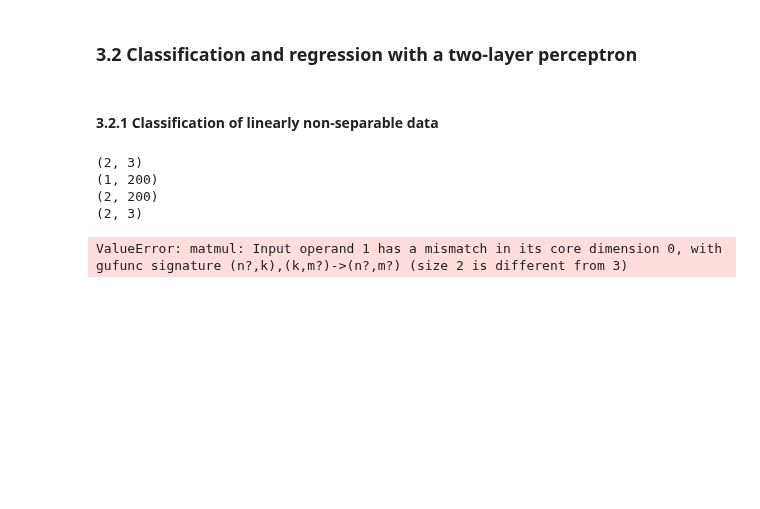
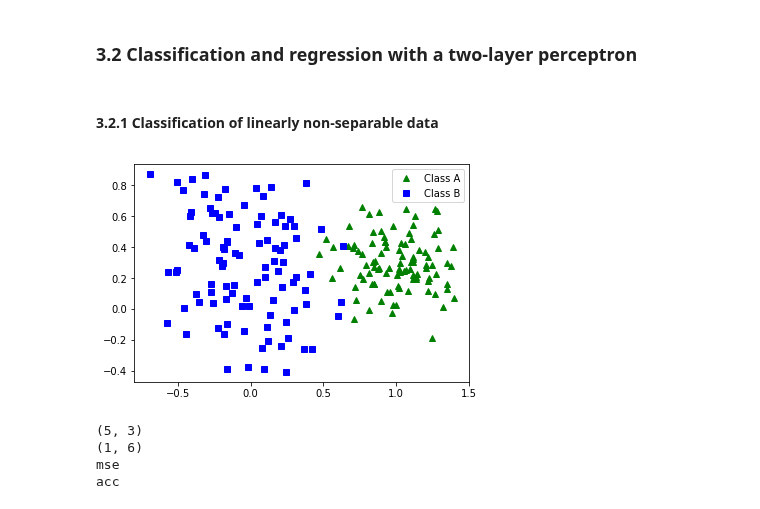
Before and after one commit to smallgreycreatures/DD2437, a Jupyter notebook: lab1/DD2437_Assignment1_MLP.ipynb, the cells around one changed output. Saved outputs shown, nothing was run; the diff lists cells and outputs as text; code cells hidden in the pictures; blank space fills up the shorter version.

```diff
--- a/lab1/DD2437_Assignment1_MLP.ipynb
+++ b/lab1/DD2437_Assignment1_MLP.ipynb
@@ -105,23 +129,28 @@ def weights_init_MLP(n_out,n_in,scale,nPercptron):
     #print(W.shape)
     return V,W
 # %%
-eta = 1e-3
-n_in = 3
+eta = 1e-4
+#n_in =
 n_out = 1
-nPerceptron = 2
+nPerceptron = 3
 scale = 1e-2
-hidden_layers = 1
-epochs = 20
+hidden_perceptrons = 5
+epochs = 4000
 
-V,W = weights_init_MLP(n_out,n_in,scale,nPerceptron)
-X,T = generatePattern(100,verbose=0)
+#W,V = weights_init_MLP(n_out,n_in,scale,nPerceptron)
+X,T = generatePattern(100,verbose=1)
+W = scale*np.random.randn(hidden_perceptrons,np.shape(X)[0])
+V = scale*np.random.randn(1,hidden_perceptrons+1)
+print(W.shape)
 print(V.shape)
-#print(W.shape)
-
-W_train,V_train = backprop(eta,X,T,W,V,hidden_layers,epochs)
+W_train,V_train,mse,acc = backprop(eta,X,T,W,V,hidden_perceptrons,epochs)
+print("mse")
+#print(mse)
+print("acc")
+#print(acc)
 # %% [output]
+[figure, added]
-(2, 3)
-(1, 200)
-(2, 200)
-(2, 3)
+(5, 3)
+(1, 6)
+mse
+acc
-ValueError: matmul: Input operand 1 has a mismatch in its core dimension 0, with gufunc signature (n?,k),(k,m?)->(n?,m?) (size 2 is different from 3)
```
Also changed, not shown: parts of 3 cells of this notebook, 3 other files.
